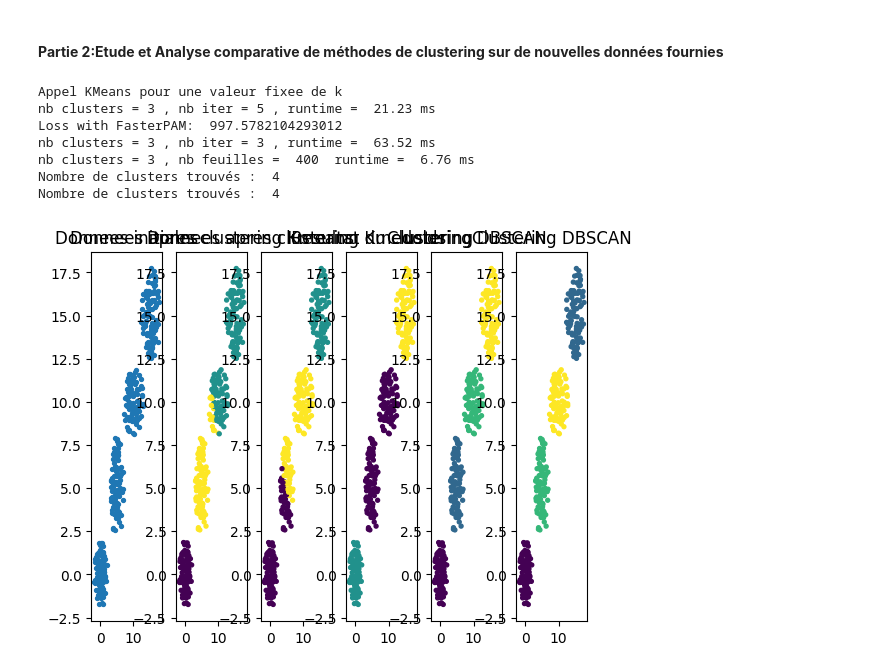
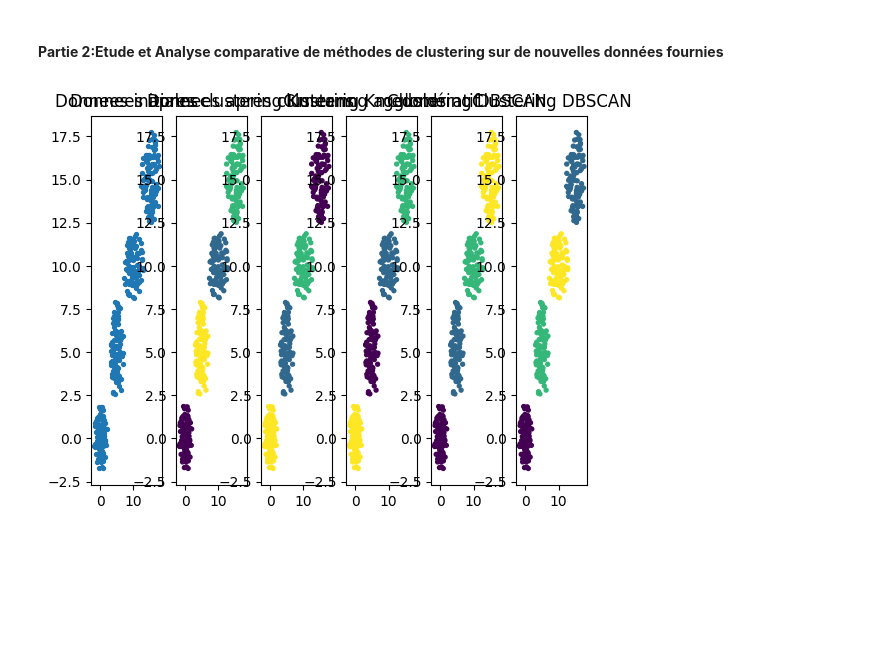
Before and after one commit to BryanBradfo/laas-machine-learning, a Jupyter notebook: clustering_DBSCAN_HDBSCAN.ipynb, the cells around one changed output. Drawn from its saved outputs; the diff is of its cells as text; code cells hidden in the pictures; blank space fills up the shorter version.

Commit message:
comparaison plus détaillée entre les clusters et correction de la valeur du nb de cluster pour le kmeans

```diff
--- a/clustering_DBSCAN_HDBSCAN.ipynb
+++ b/clustering_DBSCAN_HDBSCAN.ipynb
@@ -557,9 +557,9 @@ from sklearn import cluster
 # f1 : valeur sur la deuxieme dimension
 #
 
-print("Appel KMeans pour une valeur fixee de k ")
+# print("Appel KMeans pour une valeur fixee de k ")
 tps1 = time.time()
-k=3
+k=4
 model = cluster.KMeans(n_clusters=k, init='k-means++', n_init='auto')
 model.fit(datanp)
 tps2 = time.time()
@@ -568,7 +568,7 @@ iteration = model.n_iter_
 plt.subplot(1,6,2)
 plt.scatter(f0 , f1 , c=labels , s=8)
 plt.title("Donnees apres clustering Kmeans")
-print("nb clusters =",k,", nb iter =",iteration , ", runtime = ", round((tps2 - tps1)*1000 ,2),"ms")
+# print("nb clusters =",k,", nb iter =",iteration , ", runtime = ", round((tps2 - tps1)*1000 ,2),"ms")
 
 
 ############################################
@@ -580,13 +580,13 @@ fp = kmedoids.fasterpam(distmatrix , k)
 tps2 = time.time()
 iter_kmed = fp.n_iter
 labels_kmed = fp.labels
-print("Loss with FasterPAM: ", fp.loss)
+# print("Loss with FasterPAM: ", fp.loss)
 
 plt.subplot(1,6,3)
 plt.scatter(f0 , f1 , c=labels_kmed , s=8)
 plt.title("Donnees apres clustering Kmedoids")
 
-print("nb clusters =",k,", nb iter =",iter_kmed , ", runtime = ", round((tps2 - tps1)*1000 ,2),"ms")
+# print("nb clusters =",k,", nb iter =",iter_kmed , ", runtime = ", round((tps2 - tps1)*1000 ,2),"ms")
 
 
 ############################################
@@ -605,9 +605,9 @@ leaves = model.n_leaves_
 # Affichage clustering
 plt.subplot(1,6,4)
 plt.scatter (f0,f1 , c=labels , s=8 )
-plt.title (" Resultat du clustering ")
+plt.title (" Clustering agglomératif ")
 
-print ("nb clusters =", kres ,", nb feuilles = ", leaves , " runtime = ", round (( tps2 - tps1 )*1000 , 2) ,"ms")
+# print ("nb clusters =", kres ,", nb feuilles = ", leaves , " runtime = ", round (( tps2 - tps1 )*1000 , 2) ,"ms")
 
 
 ############################################
@@ -628,43 +628,36 @@ labels = model.labels_
 
 # donnez le nombre de clusters trouvés par DBSCAN
 n_clusters_ = len(set(labels)) - (1 if -1 in labels else 0)
-print("Nombre de clusters trouvés : ", n_clusters_)
+# print("Nombre de clusters trouvés : ", n_clusters_)
 
 # Affichage clustering
 plt.subplot(1,6,5)
 plt.scatter(f0, f1, c=labels, s=8)
 plt.title("Clustering DBSCAN")
 
 
 ###########################################
 ##### hdbscan#####
 ###########################################
 
 import hdbscan
 
 model = hdbscan.HDBSCAN(min_samples=5)
 model = model.fit(datanp)
 tps2 = time.time()
 
 labels = model.labels_
 # print("Les labels sont : ", labels)
 
 # Donnez le nombre de clusters trouvés par DBSCAN
 n_clusters_ = len(set(labels))
-print("Nombre de clusters trouvés : ", n_clusters_)
+# print("Nombre de clusters trouvés : ", n_clusters_)
 
 # Affichage clustering
 plt.subplot(1,6,6)
 plt.scatter(f0, f1, c=labels, s=8)
 plt.title("Clustering DBSCAN")
 
 plt.show()
 # %% [output]
-Appel KMeans pour une valeur fixee de k
-nb clusters = 3 , nb iter = 5 , runtime =  21.23 ms
-Loss with FasterPAM:  997.5782104293012
-nb clusters = 3 , nb iter = 3 , runtime =  63.52 ms
-nb clusters = 3 , nb feuilles =  400  runtime =  6.76 ms
-Nombre de clusters trouvés :  4
-Nombre de clusters trouvés :  4
-[figure, old version]
+[figure, new version]
```
Also changed, not shown: parts of 5 cells of this notebook.
